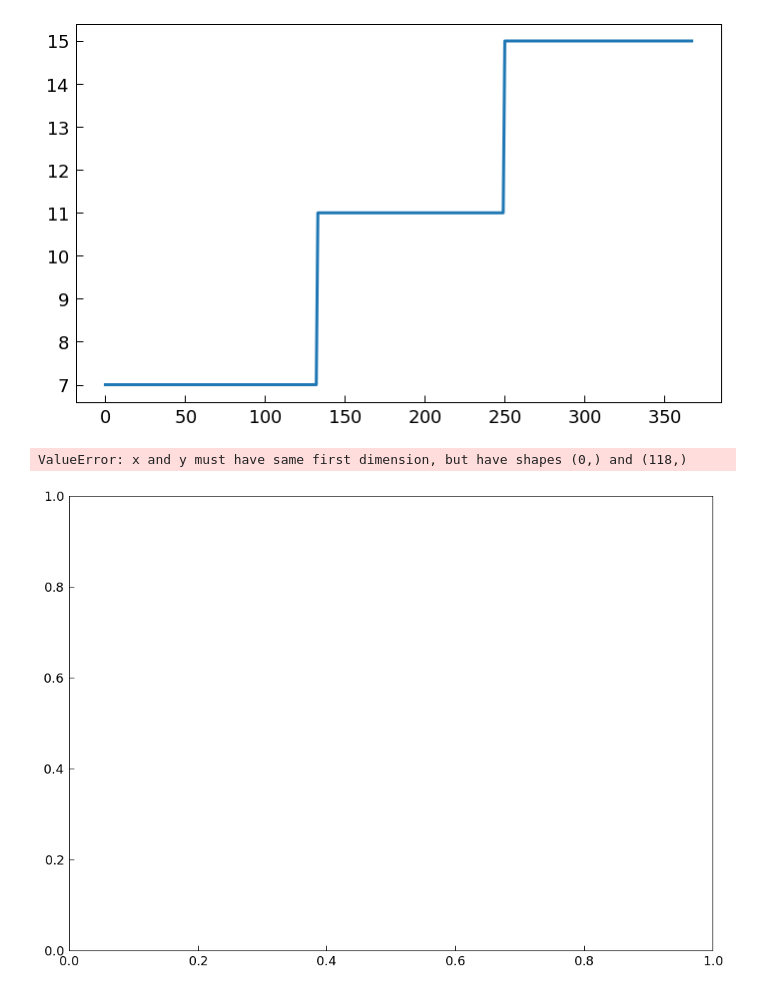
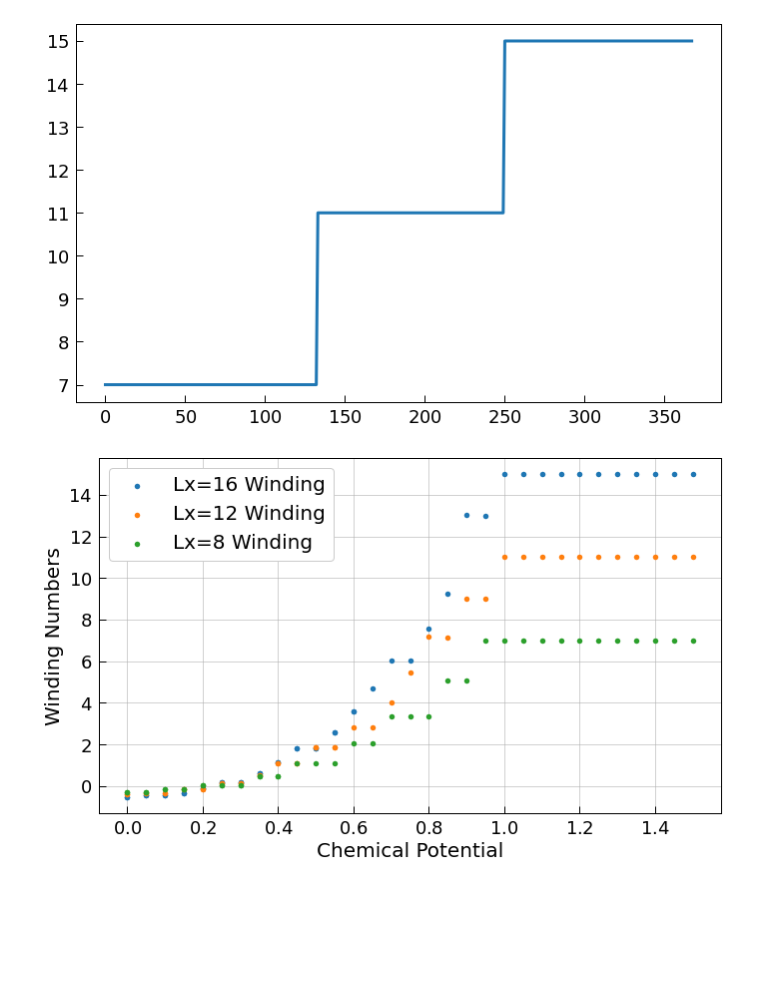
Before and after one commit to Philipp137/SquareIce, a Jupyter notebook: 06_data/01_DMRG/20210712/data_analisys.ipynb, the cells around one changed output. Cells and saved outputs as stored; diff of their text form; code cells hidden in the pictures; blank space fills up the shorter version.

```diff
--- a/06_data/01_DMRG/20210712/data_analisys.ipynb
+++ b/06_data/01_DMRG/20210712/data_analisys.ipynb
@@ -69,13 +69,15 @@ plt.plot(df.Lx)
 [<matplotlib.lines.Line2D at 0x...>]
 [figure]
 # %%
-plt.figure(figsize=(14,10))
-plt.plot(df[(df['Lx']==16)]['mu_y'], df[(df['Lx']==15)]['winding'], lw=0,marker='o', label= 'Lx=16 Winding')
-plt.plot(df[(df['Lx']==12)]['mu_y'], df[(df['Lx']==11)]['winding'], lw=0,marker='s', label= 'Lx=12 Winding')
-plt.plot(df[(df['Lx']==10)]['mu_y'], df[(df['Lx']==9)]['winding'], lw=0,marker='X', label= 'Lx=10 Winding')
-plt.plot(df[(df['Lx']==8)]['mu_y'], df[(df['Lx']==7)]['winding'], lw=0,marker='p', label= 'Lx=8 Winding')
+plt.figure(figsize=(10,10/1.61))
+plt.scatter(df[(df['Lx']==15)][(df['lambda']==-0.0)]['mu_y'], df[(df['Lx']==15)][(df['lambda']==-0.0)]['winding'], lw=0,marker='o',s=30, label= 'Lx=16 Winding')
+plt.scatter(df[(df['Lx']==11)][(df['lambda']==-0.0)]['mu_y'], df[(df['Lx']==11)][(df['lambda']==-0.0)]['winding'], lw=0,marker='o',s=30, label= 'Lx=12 Winding')
+#plt.plot(df[(df['Lx']==9)][(df['lambda']==-0.0)]['mu_y'], df[(df['Lx']==9)][(df['lambda']==-0.0)]['winding'], lw=0,marker='X', label= 'Lx=10 Winding')
+plt.scatter(df[(df['Lx']==7)][(df['lambda']==-0.0)]['mu_y'], df[(df['Lx']==7)][(df['lambda']==-0.0)]['winding'], lw=0,marker='o',s=30, label= 'Lx=8 Winding')
+plt.ylabel('Winding Numbers')
+plt.xlabel('Chemical Potential')
 plt.grid()
 plt.legend()
+plt.savefig("/Users/paolostornati/Desktop/Talks/LATTICE_2021/Lambda_2_winding.png", format="png", dpi=300)
 # %% [output]
-ValueError: x and y must have same first dimension, but have shapes (0,) and (118,)
-[figure, old version]
+[figure, new version]
```
Also changed, not shown: parts of 2 cells of this notebook, 3 other files.
